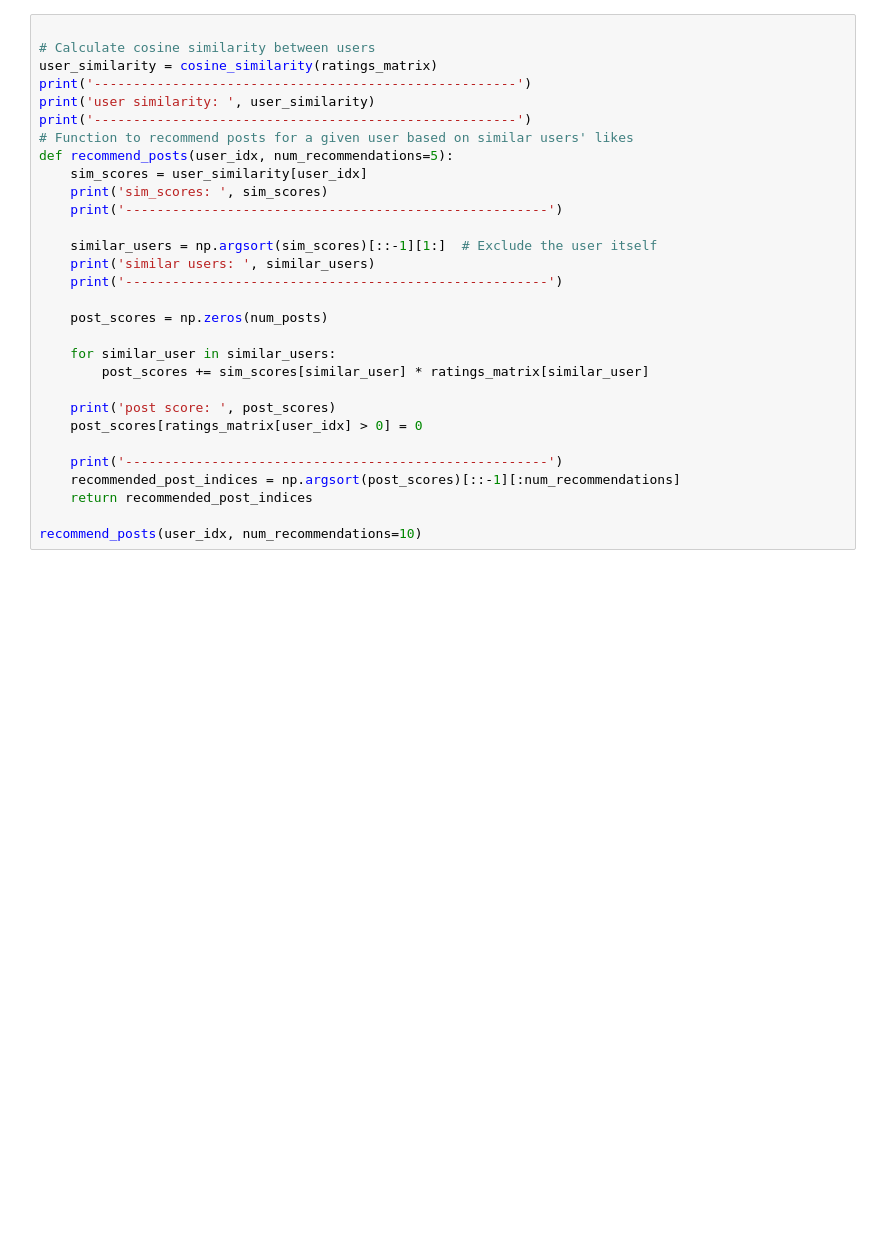
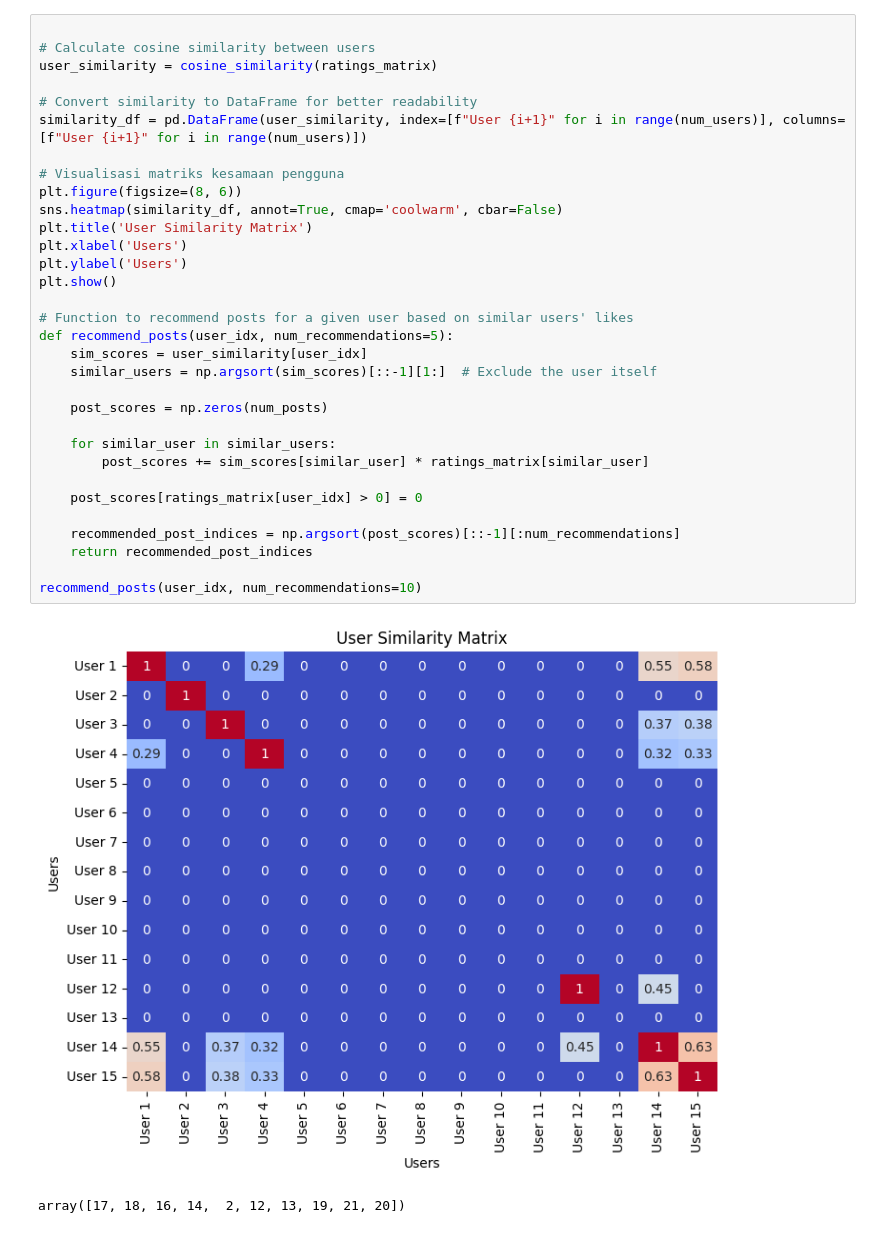
Before and after one commit to naufalrz-qi/FHnBcollaborativeFiltering, a Jupyter notebook: alg_collaborativeFilteringtest.ipynb, the cells around one changed output. Saved outputs shown, nothing was run; the diff lists cells and outputs as text; blank space fills up the shorter version.

```diff
--- a/alg_collaborativeFilteringtest.ipynb
+++ b/alg_collaborativeFilteringtest.ipynb
@@ -67,32 +57,37 @@ KeyError: '669c0b8e2ea43ac3b0c83bdd'
 # %%
 
 # Calculate cosine similarity between users
 user_similarity = cosine_similarity(ratings_matrix)
-print('------------------------------------------------------')
-print('user similarity: ', user_similarity)
-print('------------------------------------------------------')
+
+# Convert similarity to DataFrame for better readability
+similarity_df = pd.DataFrame(user_similarity, index=[f"User {i+1}" for i in range(num_users)], columns=[f"User {i+1}" for i in range(num_users)])
+
+# Visualisasi matriks kesamaan pengguna
+plt.figure(figsize=(8, 6))
+sns.heatmap(similarity_df, annot=True, cmap='coolwarm', cbar=False)
+plt.title('User Similarity Matrix')
+plt.xlabel('Users')
+plt.ylabel('Users')
+plt.show()
+
 # Function to recommend posts for a given user based on similar users' likes
 def recommend_posts(user_idx, num_recommendations=5):
     sim_scores = user_similarity[user_idx]
-    print('sim_scores: ', sim_scores)
-    print('------------------------------------------------------')
-
     similar_users = np.argsort(sim_scores)[::-1][1:]  # Exclude the user itself
-    print('similar users: ', similar_users)
-    print('------------------------------------------------------')
 
     post_scores = np.zeros(num_posts)
 
     for similar_user in similar_users:
         post_scores += sim_scores[similar_user] * ratings_matrix[similar_user]
 
-    print('post score: ', post_scores)
     post_scores[ratings_matrix[user_idx] > 0] = 0
 
-    print('------------------------------------------------------')
     recommended_post_indices = np.argsort(post_scores)[::-1][:num_recommendations]
     return recommended_post_indices
 
 recommend_posts(user_idx, num_recommendations=10)
+# %% [output]
+[figure, added]
+array([17, 18, 16, 14,  2, 12, 13, 19, 21, 20])
 # %%
 
```
Also changed, not shown: parts of 3 cells of this notebook, 26 other files.
